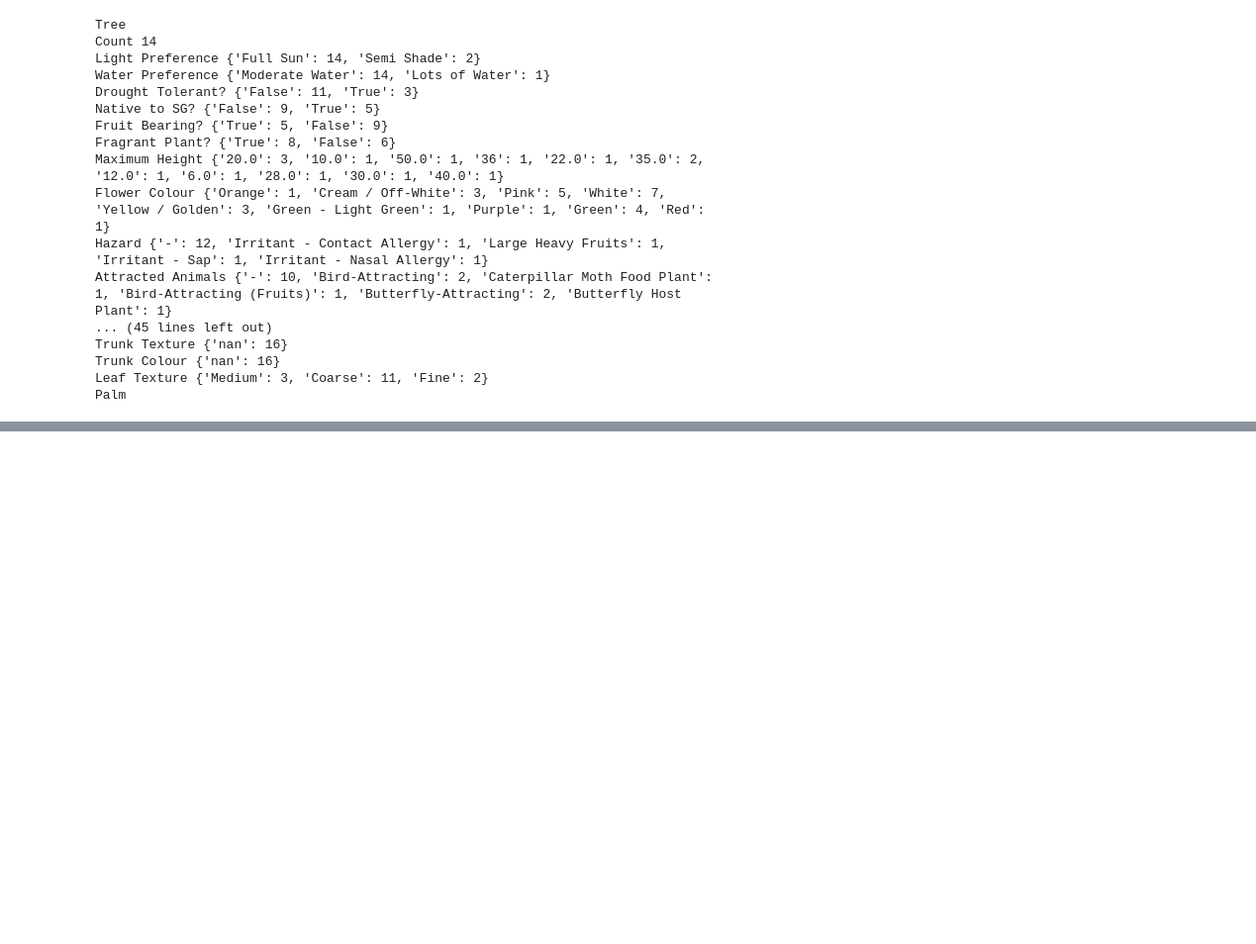
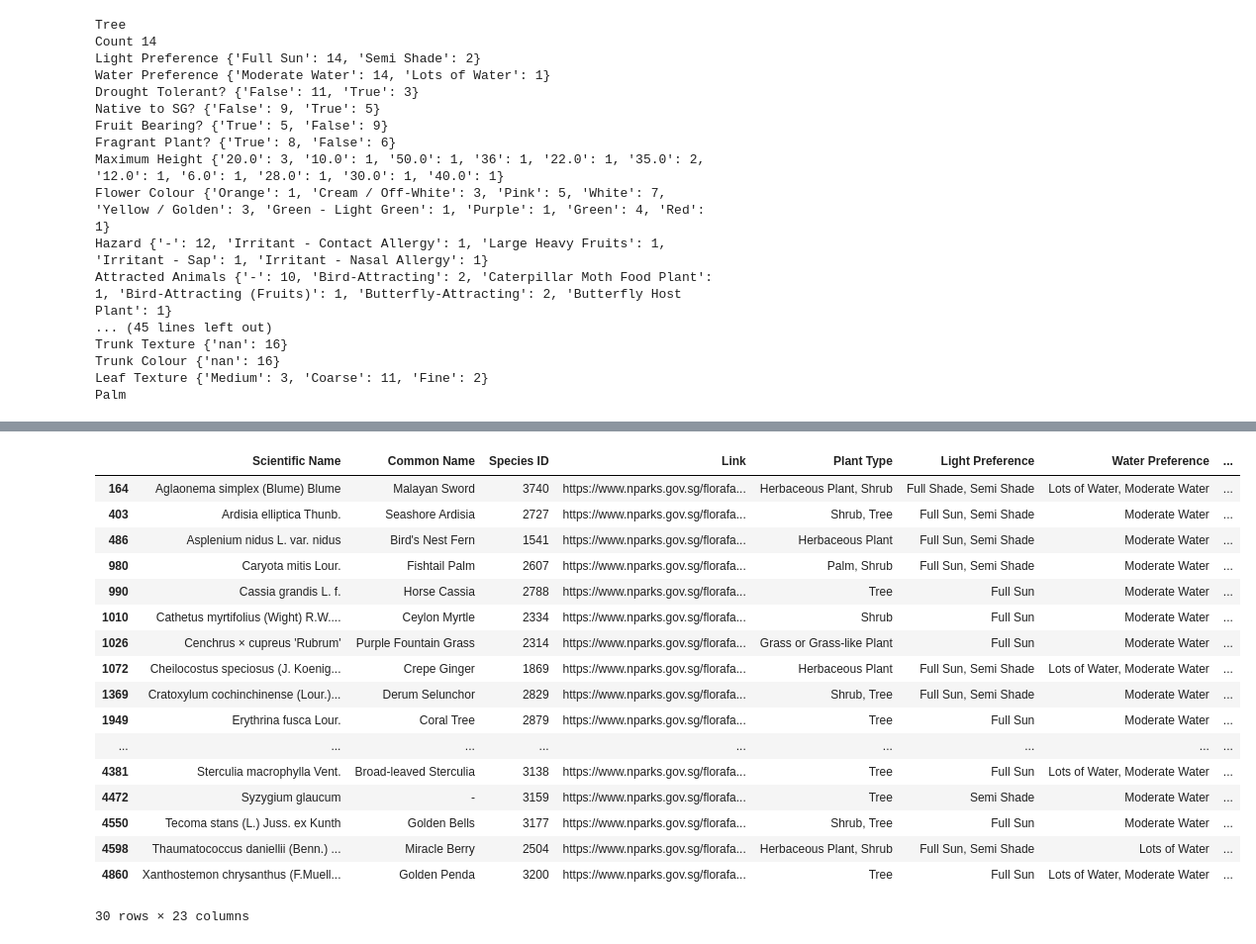
Before and after one commit to Jaywhisker/HDB_Planters, a Jupyter notebook: hdb-elasticsearch-db/notebooks/data_analysis.ipynb, the cells around one changed output, grey strips where cells are left out. Shown at 99% size. Saved outputs shown, nothing was run; the diff lists cells and outputs as text; code cells hidden in the pictures; blank space fills up the shorter version.

```diff
--- a/hdb-elasticsearch-db/notebooks/data_analysis.ipynb
+++ b/hdb-elasticsearch-db/notebooks/data_analysis.ipynb
@@ -290,0 +293,7 @@ selected_dataset.to_csv('../src/flora_data/dataset.csv', index=False)
+# %%
+# Creation of new Excel File from HDB updated list
+import pandas as pd
+import matplotlib.pyplot as plt
+
+flora_data = pd.read_csv('../src/flora_data/cleaned_flora_species.csv', sep=',', header=0)
+flora_data.head()
@@ -290,0 +308,5 @@ selected_dataset.to_csv('../src/flora_data/dataset.csv', index=False)
+# %%
+revised_data = pd.read_csv('../src/flora_data/old_data/dataset_hdb_revised.csv', sep=',', header=0)
+revised_data = revised_data.dropna(how='all', axis=0)
+print(len(revised_data))
+revised_data.head()
@@ -290,0 +322,22 @@ selected_dataset.to_csv('../src/flora_data/dataset.csv', index=False)
+# %%
+new_dataset = flora_data[flora_data['Scientific Name'].isin(revised_data['Scientific Name'])]
+new_dataset
+# %% [output]
+|  | Scientific Name | Common Name | Species ID | Link | Plant Type | Light Preference | Water Preference | ... |
+| 164 | Aglaonema simplex (Blume) Blume | Malayan Sword | 3740 | https://www.nparks.gov.sg/florafa... | Herbaceous Plant, Shrub | Full Shade, Semi Shade | Lots of Water, Moderate Water | ... |
+| 403 | Ardisia elliptica Thunb. | Seashore Ardisia | 2727 | https://www.nparks.gov.sg/florafa... | Shrub, Tree | Full Sun, Semi Shade | Moderate Water | ... |
+| 486 | Asplenium nidus L. var. nidus | Bird's Nest Fern | 1541 | https://www.nparks.gov.sg/florafa... | Herbaceous Plant | Full Sun, Semi Shade | Moderate Water | ... |
+| 980 | Caryota mitis Lour. | Fishtail Palm | 2607 | https://www.nparks.gov.sg/florafa... | Palm, Shrub | Full Sun, Semi Shade | Moderate Water | ... |
+| 990 | Cassia grandis L. f. | Horse Cassia | 2788 | https://www.nparks.gov.sg/florafa... | Tree | Full Sun | Moderate Water | ... |
+| 1010 | Cathetus myrtifolius (Wight) R.W.... | Ceylon Myrtle | 2334 | https://www.nparks.gov.sg/florafa... | Shrub | Full Sun | Moderate Water | ... |
+| 1026 | Cenchrus × cupreus 'Rubrum' | Purple Fountain Grass | 2314 | https://www.nparks.gov.sg/florafa... | Grass or Grass-like Plant | Full Sun | Moderate Water | ... |
+| 1072 | Cheilocostus speciosus (J. Koenig... | Crepe Ginger | 1869 | https://www.nparks.gov.sg/florafa... | Herbaceous Plant | Full Sun, Semi Shade | Lots of Water, Moderate Water | ... |
+| 1369 | Cratoxylum cochinchinense (Lour.)... | Derum Selunchor | 2829 | https://www.nparks.gov.sg/florafa... | Shrub, Tree | Full Sun, Semi Shade | Moderate Water | ... |
+| 1949 | Erythrina fusca Lour. | Coral Tree | 2879 | https://www.nparks.gov.sg/florafa... | Tree | Full Sun | Moderate Water | ... |
+| ... | ... | ... | ... | ... | ... | ... | ... | ... |
+| 4381 | Sterculia macrophylla Vent. | Broad-leaved Sterculia | 3138 | https://www.nparks.gov.sg/florafa... | Tree | Full Sun | Lots of Water, Moderate Water | ... |
+| 4472 | Syzygium glaucum | - | 3159 | https://www.nparks.gov.sg/florafa... | Tree | Semi Shade | Moderate Water | ... |
+| 4550 | Tecoma stans (L.) Juss. ex Kunth | Golden Bells | 3177 | https://www.nparks.gov.sg/florafa... | Shrub, Tree | Full Sun | Moderate Water | ... |
+| 4598 | Thaumatococcus daniellii (Benn.) ... | Miracle Berry | 2504 | https://www.nparks.gov.sg/florafa... | Herbaceous Plant, Shrub | Full Sun, Semi Shade | Lots of Water | ... |
+| 4860 | Xanthostemon chrysanthus (F.Muell... | Golden Penda | 3200 | https://www.nparks.gov.sg/florafa... | Tree | Full Sun | Lots of Water, Moderate Water | ... |
+30 rows × 23 columns
```
Also changed, not shown: parts of 6 cells of this notebook, 8 other files.
